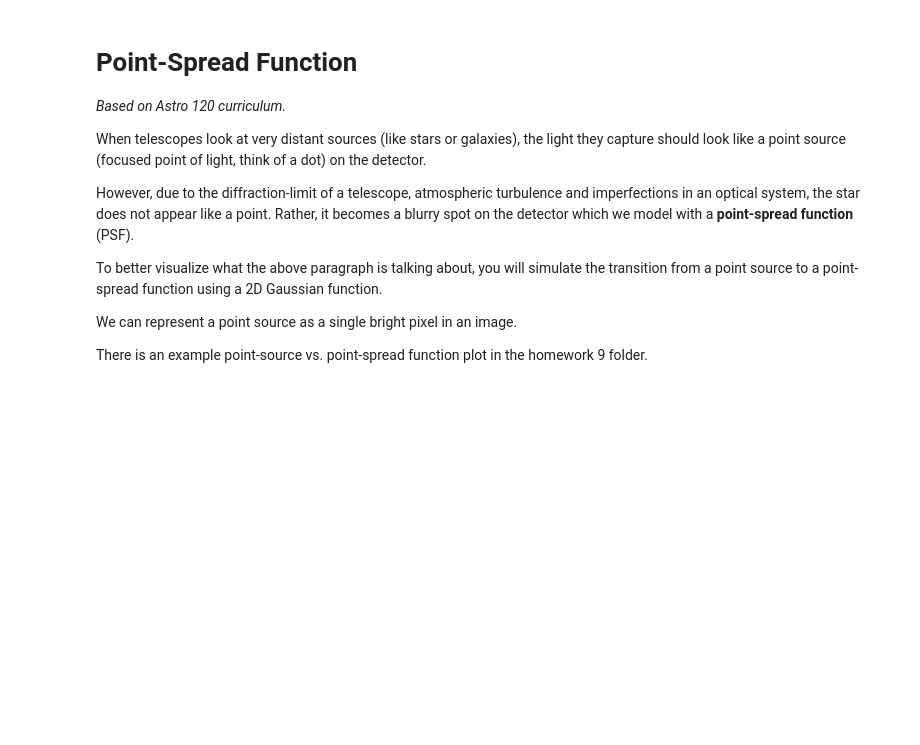
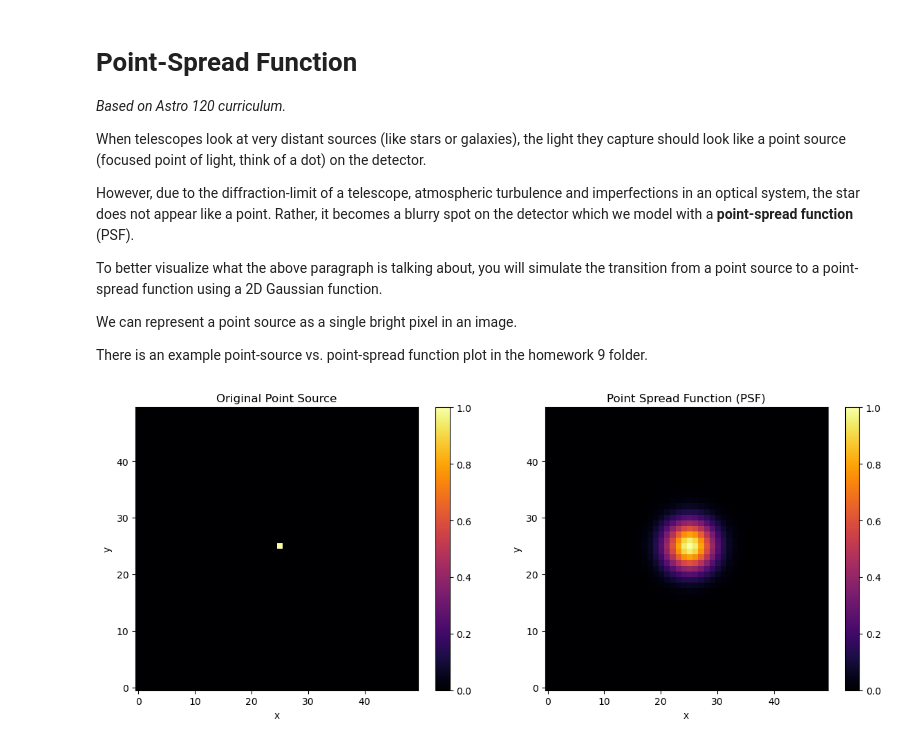
Before and after one commit to kaitlynle9018/kaitlyn_decal, a Jupyter notebook: homework10/homework10.ipynb, the cells around one changed output. Cells and saved outputs as stored; diff of their text form; code cells hidden in the pictures; blank space fills up the shorter version.

```diff
--- a/homework10/homework10.ipynb
+++ b/homework10/homework10.ipynb
@@ -76,7 +202,12 @@ There is an example point-source vs. point-spread function plot in the homework
 # @title Simulate a Point Source:
 # @markdown Start by creating a 2D image (plot) of size 50×50 pixels. Represent a point source by setting the very center pixel (25,25) to have a brightness of 1.0, while all other pixels should have a value of 0.0.
 
-# Your code here
+
+image_size = 50
+point_source = np.zeros((image_size, image_size))
+
+center = image_size // 2
+point_source[center, center] = 1.0
 # %%
 # @title Simulate the Point Spread:
 # @markdown Now, model a PSF by plotting a 2D Gaussian function to simulate the spread of light from the point source. The Gaussian function is defined as:
@@ -92,17 +223,46 @@ There is an example point-source vs. point-spread function plot in the homework
 
 # @markdown This part of the problem is very similar to problem #1 in this homework assignment.
 
-# Your code here
+# parameters
+A = 1.0
+sigma = 3.0
+x0, y0 = center, center
+
+# coordinate grid
+x = np.arange(image_size)
+y = np.arange(image_size)
+X, Y = np.meshgrid(x, y)
+
+psf = A * np.exp(-((X - x0)**2 + (Y - y0)**2) / (2 * sigma**2))
 # %%
 # @title Visualize the Transition:
 # @markdown Create two plots (horizontal subplots):
 
 # @markdown The first plot should display the original point source (a single bright pixel).
 # @markdown The second plot should display the resulting point spread function (PSF), showing how the light spreads out from the point source.
 
 # @markdown All you should be doing at this point is just taking your plots from step 1 and step 2 and turning them into subplots.
 
-# Your code here
+fig, (ax1, ax2) = plt.subplots(1, 2, figsize=(12, 5))
+
+# point source
+im1 = ax1.imshow(point_source, cmap='inferno', origin='lower')
+ax1.set_title("Original Point Source")
+ax1.set_xlabel("x")
+ax1.set_ylabel("y")
+fig.colorbar(im1, ax=ax1, fraction=0.046)
+
+# psf
+im2 = ax2.imshow(psf, cmap='inferno', origin='lower')
+ax2.set_title("Point Spread Function (PSF)")
+ax2.set_xlabel("x")
+ax2.set_ylabel("y")
+fig.colorbar(im2, ax=ax2, fraction=0.046)
+
+plt.tight_layout()
+plt.show()
+# %% [output]
+[figure, added]
 # %%
 # @title Bonus (just for fun):
 # @markdown Try changing the value of $\sigma$ How does this affect the spread of light in the PSF?
```
Also changed, not shown: parts of 4 cells of this notebook.
